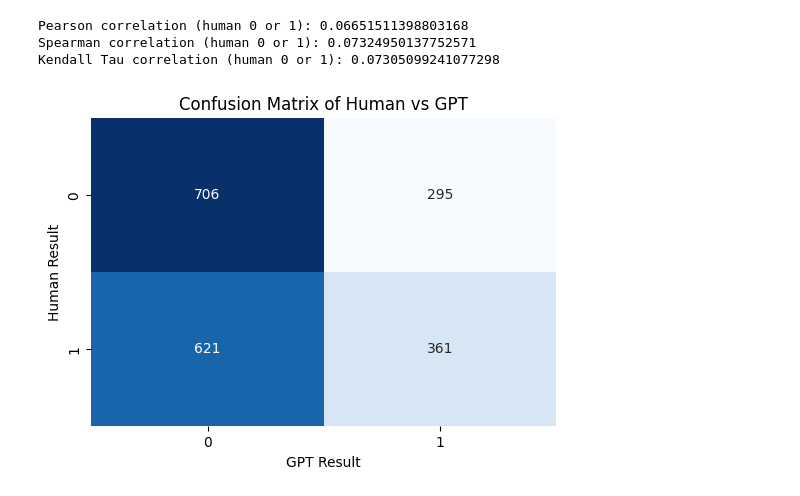
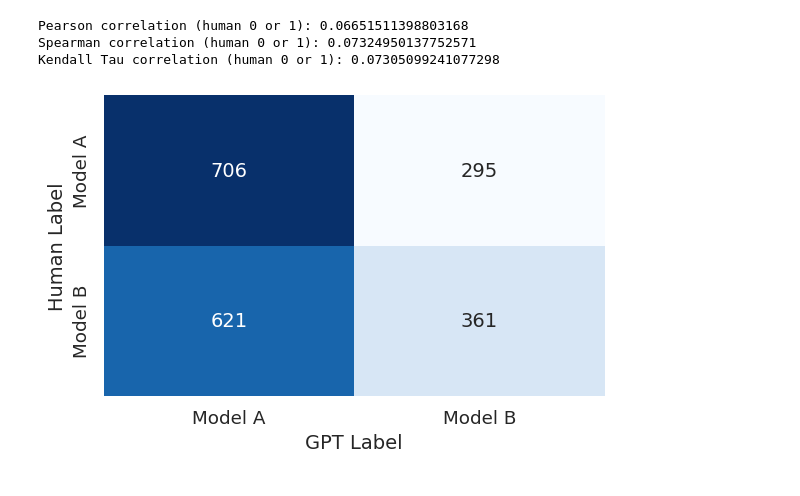
Before and after one commit to VityaVitalich/TaxoGen, a Jupyter notebook: notebooks/concat_labels.ipynb, the cells around one changed output. Drawn from its saved outputs; the diff is of its cells as text; code cells hidden in the pictures.

```diff
--- a/notebooks/concat_labels.ipynb
+++ b/notebooks/concat_labels.ipynb
@@ -319,16 +558,19 @@ Kendall Tau correlation (human 0 or 1): 0.07305099241077298
 # %%
 # Compute confusion matrix
 conf_matrix = confusion_matrix(human_filtered['result'], gpt_filtered['result'])
 
+sns.set(font_scale=1.2)
 # Plot the heatmap
 plt.figure(figsize=(6, 4))
-sns.heatmap(conf_matrix[:2,:2], annot=True, fmt='d', cmap='Blues', cbar=False)
-plt.title('Confusion Matrix of Human vs GPT')
-plt.xlabel('GPT Result')
-plt.ylabel('Human Result')
+h = sns.heatmap(conf_matrix[:2,:2], annot=True, fmt='d', cmap='Blues', cbar=False, annot_kws={"fontsize":14}, xticklabels=['Model A', 'Model B'], yticklabels=['Model A', 'Model B'])
+#plt.title('Confusion Matrix of Human vs GPT')
+plt.xlabel('GPT Label', fontsize = 14)
+plt.ylabel('Human Label', fontsize = 14)
+plt.tight_layout()
+plt.savefig('conf_matrix.pdf', dpi=3000, bbox_inches='tight')
 plt.show()
 # %% [output]
-[figure, old version]
+[figure, new version]
 # %%
 wdef = pd.read_csv('../data/labeling/final_human_def.csv')
 no_def = pd.read_csv('../data/labeling/final_human_nodef.csv')
```
Also changed, not shown: parts of 8 cells of this notebook, 6 other files.
